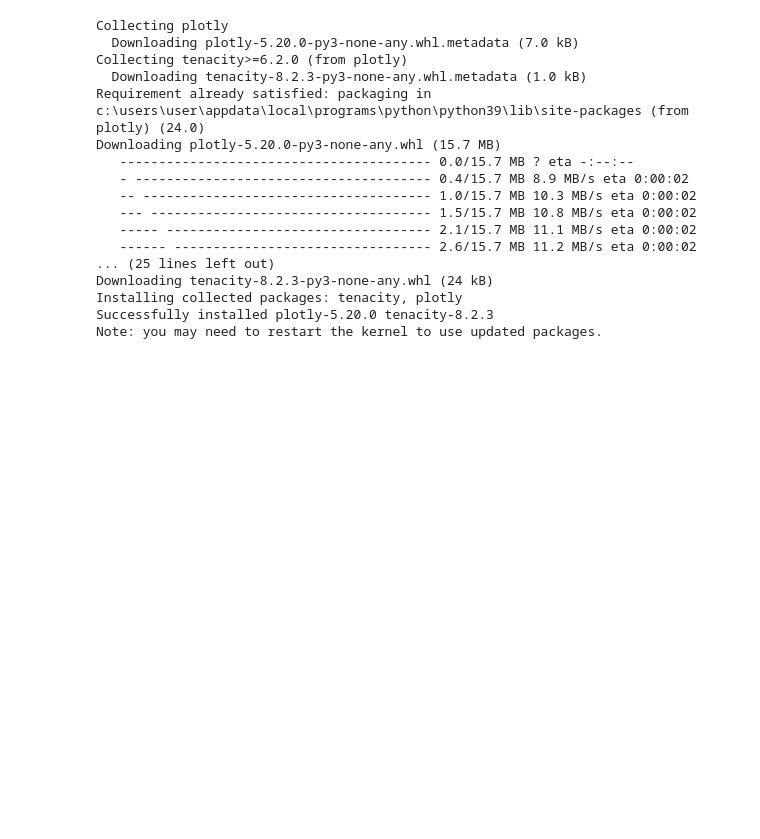
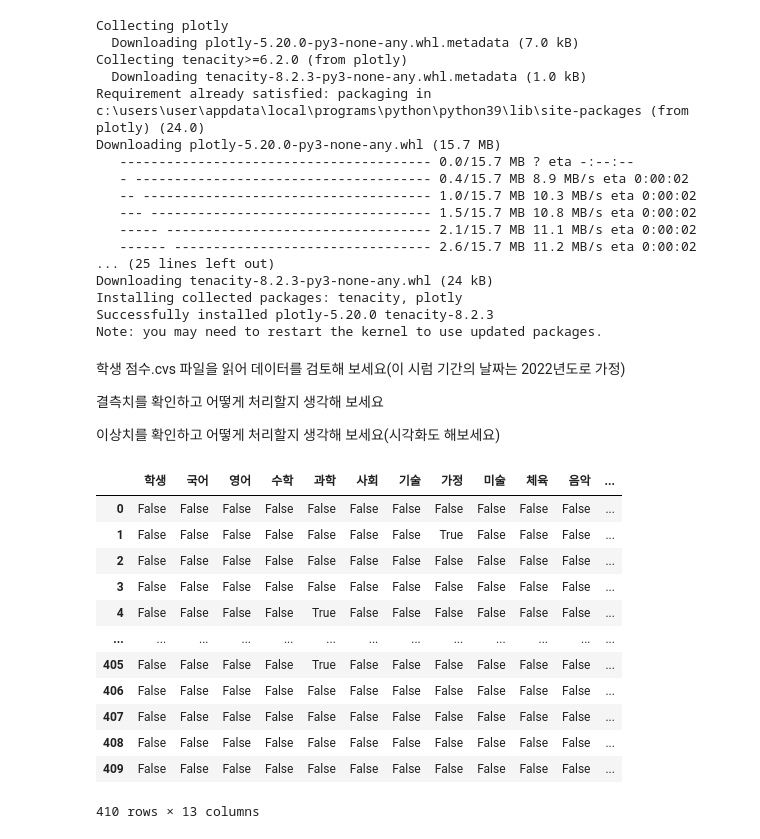
Before and after one commit to Minchae128/Practice_Python, a Jupyter notebook: 9. 9-10일차(240412-240415)/2. 실습/Pandas_실습응용.ipynb, the cells around one changed output. Cells and saved outputs as stored; diff of their text form; code cells hidden in the pictures; blank space fills up the shorter version.

```diff
--- a/9. 9-10일차(240412-240415)/2. 실습/Pandas_실습응용.ipynb
+++ b/9. 9-10일차(240412-240415)/2. 실습/Pandas_실습응용.ipynb
@@ -150,0 +177,27 @@ Note: you may need to restart the kernel to use updated packages.
+# %% [markdown]
+학생 점수.cvs 파일을 읽어 데이터를 검토해 보세요(이 시럼 기간의 날짜는 2022년도로 가정)
+
+결측치를 확인하고 어떻게 처리할지 생각해 보세요
+
+이상치를 확인하고 어떻게 처리할지 생각해 보세요(시각화도 해보세요)
+# %%
+import pandas as pd
+
+df = pd.read_csv('학생 점수.csv')
+
+# 결측값 확인
+df.isnull()
+# %% [output]
+|  | 학생 | 국어 | 영어 | 수학 | 과학 | 사회 | 기술 | 가정 | 미술 | 체육 | 음악 | ... |
+| 0 | False | False | False | False | False | False | False | False | False | False | False | ... |
+| 1 | False | False | False | False | False | False | False | True | False | False | False | ... |
+| 2 | False | False | False | False | False | False | False | False | False | False | False | ... |
+| 3 | False | False | False | False | False | False | False | False | False | False | False | ... |
+| 4 | False | False | False | False | True | False | False | False | False | False | False | ... |
+| ... | ... | ... | ... | ... | ... | ... | ... | ... | ... | ... | ... | ... |
+| 405 | False | False | False | False | True | False | False | False | False | False | False | ... |
+| 406 | False | False | False | False | False | False | False | False | False | False | False | ... |
+| 407 | False | False | False | False | False | False | False | False | False | False | False | ... |
+| 408 | False | False | False | False | False | False | False | False | False | False | False | ... |
+| 409 | False | False | False | False | False | False | False | False | False | False | False | ... |
+410 rows × 13 columns
```
Also changed, not shown: parts of 7 cells of this notebook.
